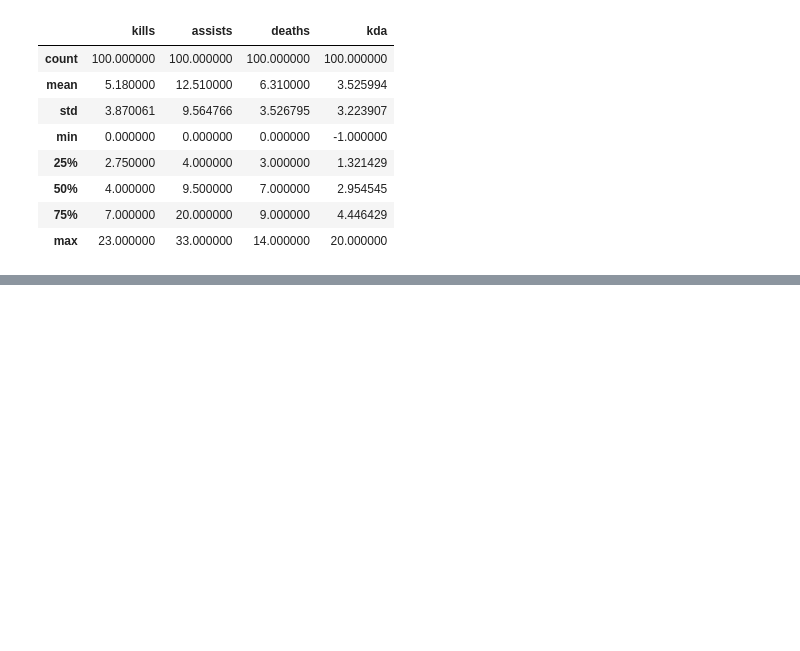
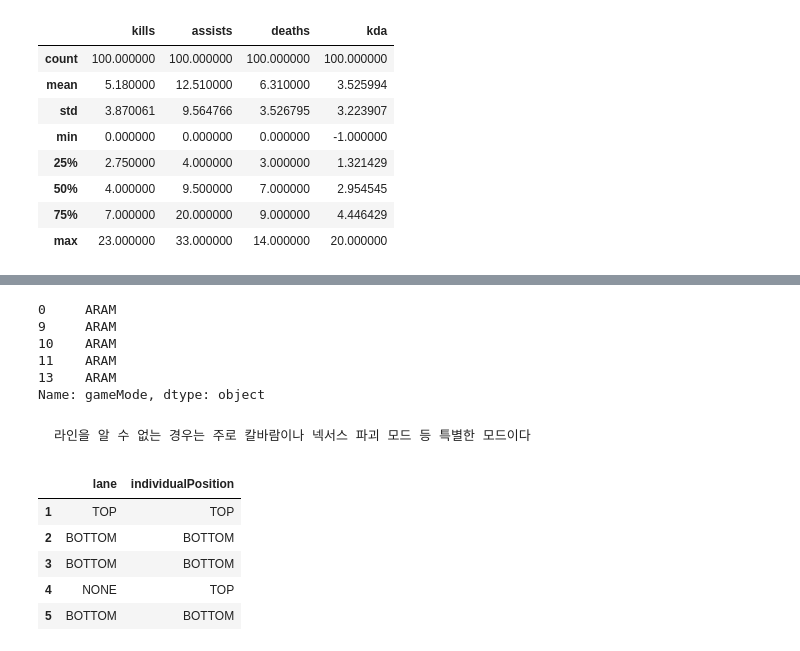
Before and after one commit to uowol/Project_LoLStatistics, a Jupyter notebook: stat_data_야식은치킨이지.ipynb, the cells around one changed output, grey strips where cells are left out. Saved outputs shown, nothing was run; the diff lists cells and outputs as text; code cells hidden in the pictures; blank space fills up the shorter version.

```diff
--- a/stat_data_야식은치킨이지.ipynb
+++ b/stat_data_야식은치킨이지.ipynb
@@ -284,0 +363,22 @@ display(data[["kills","assists","deaths","totalTimeSpentDead","championName","ti
+# %%
+df_info.iloc[data.lane[invalid_index].index].gameMode.head()
+# %% [output]
+0     ARAM
+9     ARAM
+10    ARAM
+11    ARAM
+13    ARAM
+Name: gameMode, dtype: object
+# %% [markdown]
+    라인을 알 수 없는 경우는 주로 칼바람이나 넥서스 파괴 모드 등 특별한 모드이다
+# %%
+position = data.individualPosition.copy()
+valid_index = position != "Invalid"
+(pd.concat([data.lane, data.individualPosition], axis=1).iloc[data.lane[valid_index].index]).head()
+# %% [output]
+|  | lane | individualPosition |
+| 1 | TOP | TOP |
+| 2 | BOTTOM | BOTTOM |
+| 3 | BOTTOM | BOTTOM |
+| 4 | NONE | TOP |
+| 5 | BOTTOM | BOTTOM |
```
Also changed, not shown: parts of 30 cells of this notebook, 1 other file.
